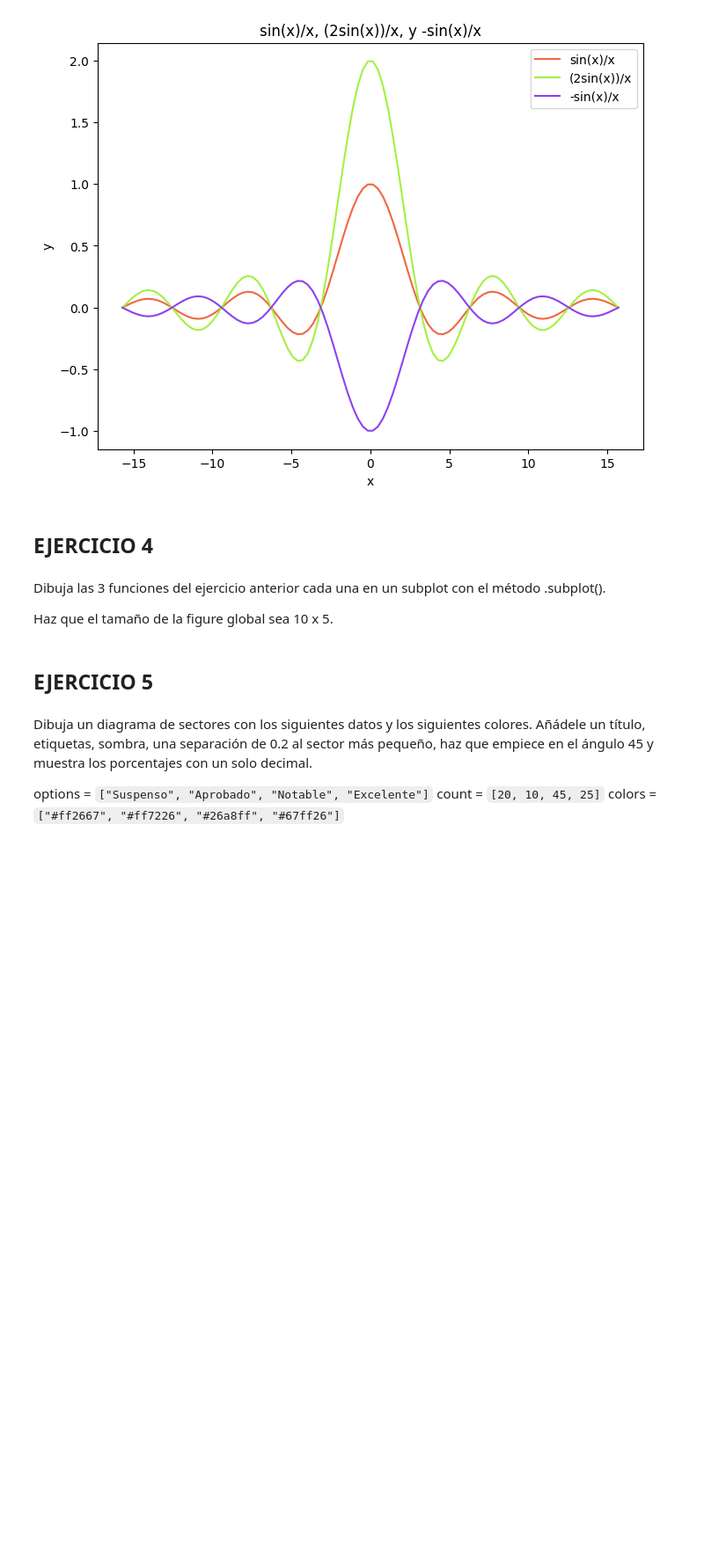
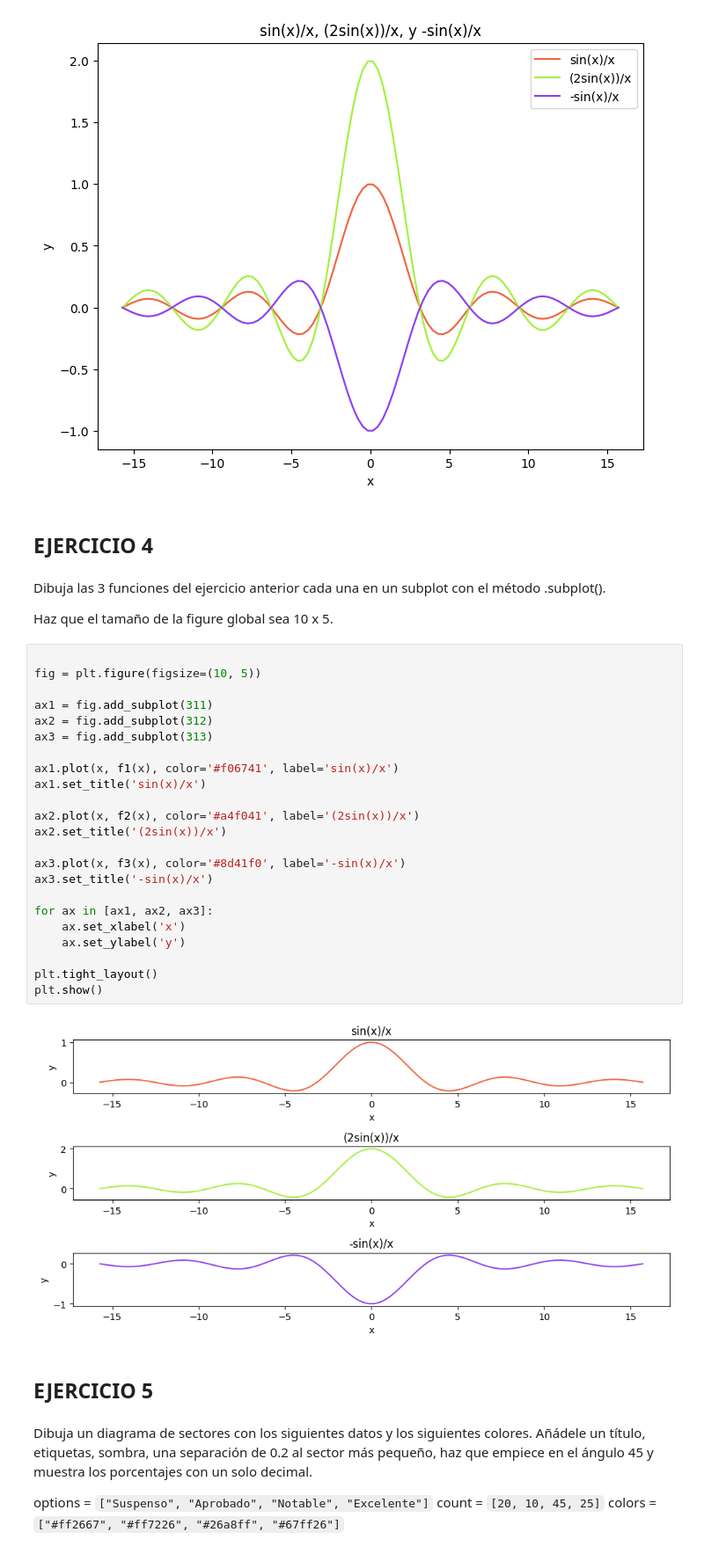
Before and after one commit to iruneguinea9/PRIA_Python, a Jupyter notebook: Listas de ejercicios/Lista12 - Graficos.ipynb, the cells around one changed output. Shown at 88% size. Saved outputs shown, nothing was run; the diff lists cells and outputs as text; blank space fills up the shorter version.

```diff
--- a/Listas de ejercicios/Lista12 - Graficos.ipynb
+++ b/Listas de ejercicios/Lista12 - Graficos.ipynb
@@ -92,6 +92,31 @@ plt.show()
 Dibuja las 3 funciones del ejercicio anterior cada una en un subplot con el método .subplot().
 
 Haz que el tamaño de la figure global sea 10 x 5.
+# %%
+
+fig = plt.figure(figsize=(10, 5))
+
+ax1 = fig.add_subplot(311)
+ax2 = fig.add_subplot(312)
+ax3 = fig.add_subplot(313)
+
+ax1.plot(x, f1(x), color='#f06741', label='sin(x)/x')
+ax1.set_title('sin(x)/x')
+
+ax2.plot(x, f2(x), color='#a4f041', label='(2sin(x))/x')
+ax2.set_title('(2sin(x))/x')
+
+ax3.plot(x, f3(x), color='#8d41f0', label='-sin(x)/x')
+ax3.set_title('-sin(x)/x')
+
+for ax in [ax1, ax2, ax3]:
+    ax.set_xlabel('x')
+    ax.set_ylabel('y')
+
+plt.tight_layout()
+plt.show()
+# %% [output]
+[figure, added]
 # %% [markdown]
 ## EJERCICIO 5
 # %% [markdown]
```
